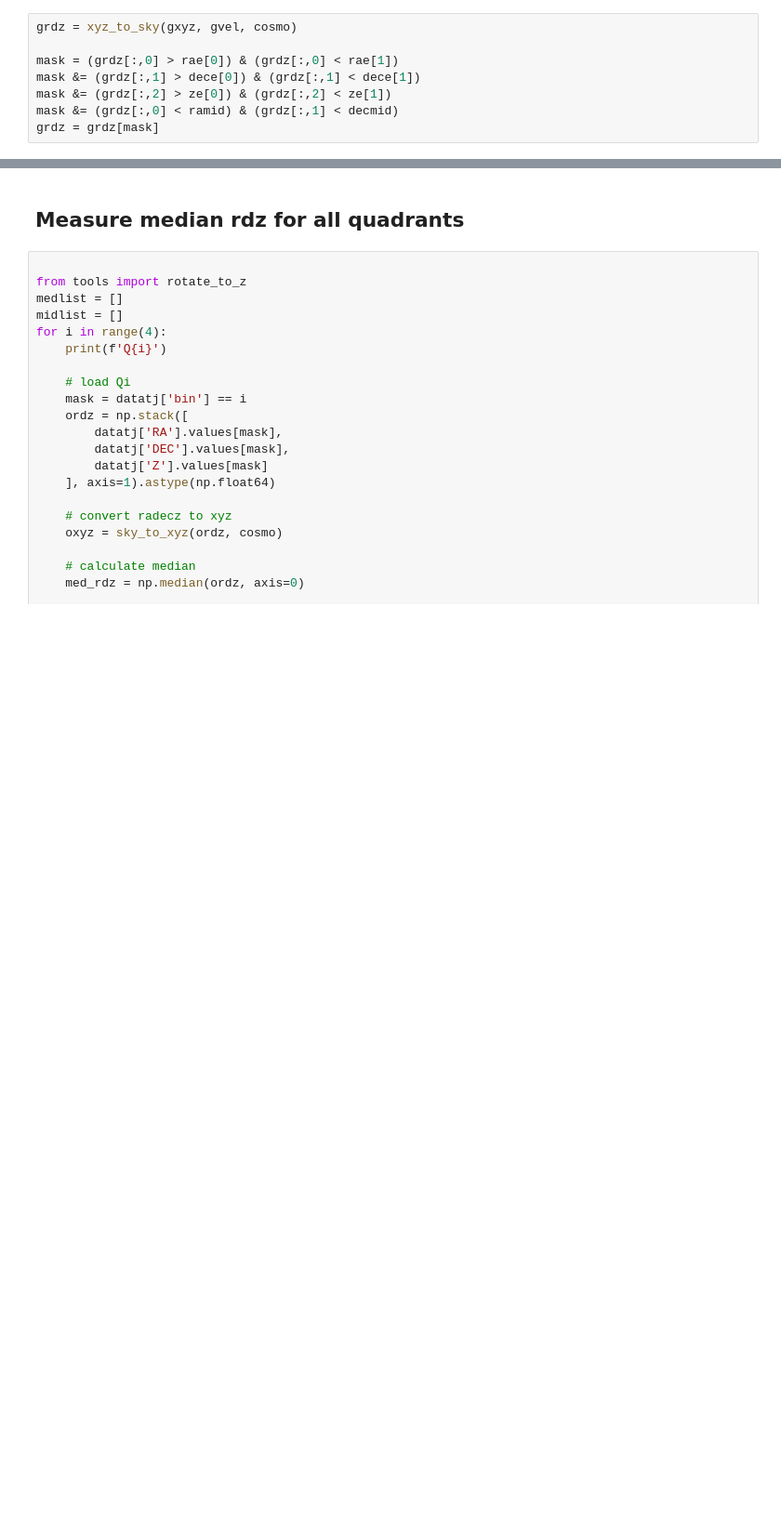
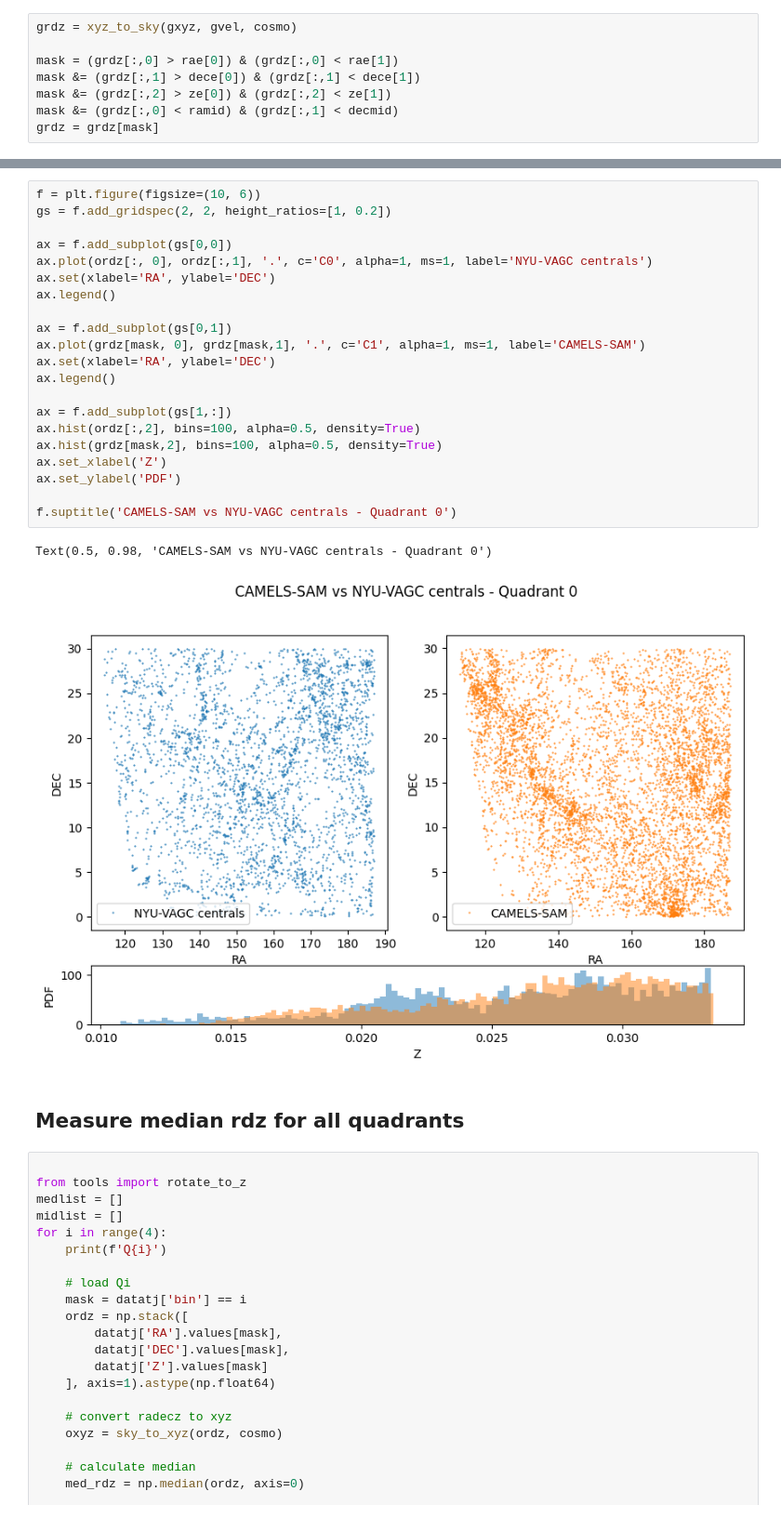
Before and after one commit to maho3/ltu-connect, a Jupyter notebook: sdss_mgs/test_camels_to_mgs.ipynb, the cells around one changed output, grey strips where cells are left out. Shown at 93% size. Drawn from its saved outputs; the diff is of its cells as text; blank space fills up the shorter version.

```diff
--- a/sdss_mgs/test_camels_to_mgs.ipynb
+++ b/sdss_mgs/test_camels_to_mgs.ipynb
@@ -429,3 +434,27 @@ Text(0.5, 0, 'Z')
+# %%
+f = plt.figure(figsize=(10, 6))
+gs = f.add_gridspec(2, 2, height_ratios=[1, 0.2])
+
+ax = f.add_subplot(gs[0,0])
+ax.plot(ordz[:, 0], ordz[:,1], '.', c='C0', alpha=1, ms=1, label='NYU-VAGC centrals')
+ax.set(xlabel='RA', ylabel='DEC')
+ax.legend()
+
+ax = f.add_subplot(gs[0,1])
+ax.plot(grdz[mask, 0], grdz[mask,1], '.', c='C1', alpha=1, ms=1, label='CAMELS-SAM')
+ax.set(xlabel='RA', ylabel='DEC')
+ax.legend()
+
+ax = f.add_subplot(gs[1,:])
+ax.hist(ordz[:,2], bins=100, alpha=0.5, density=True)
+ax.hist(grdz[mask,2], bins=100, alpha=0.5, density=True)
+ax.set_xlabel('Z')
+ax.set_ylabel('PDF')
+
+f.suptitle('CAMELS-SAM vs NYU-VAGC centrals - Quadrant 0')
+# %% [output]
+Text(0.5, 0.98, 'CAMELS-SAM vs NYU-VAGC centrals - Quadrant 0')
+[figure, added]
 # %% [markdown]
 ## Measure median rdz for all quadrants
 # %%
```
Also changed, not shown: parts of 7 cells of this notebook, 2 other files.
